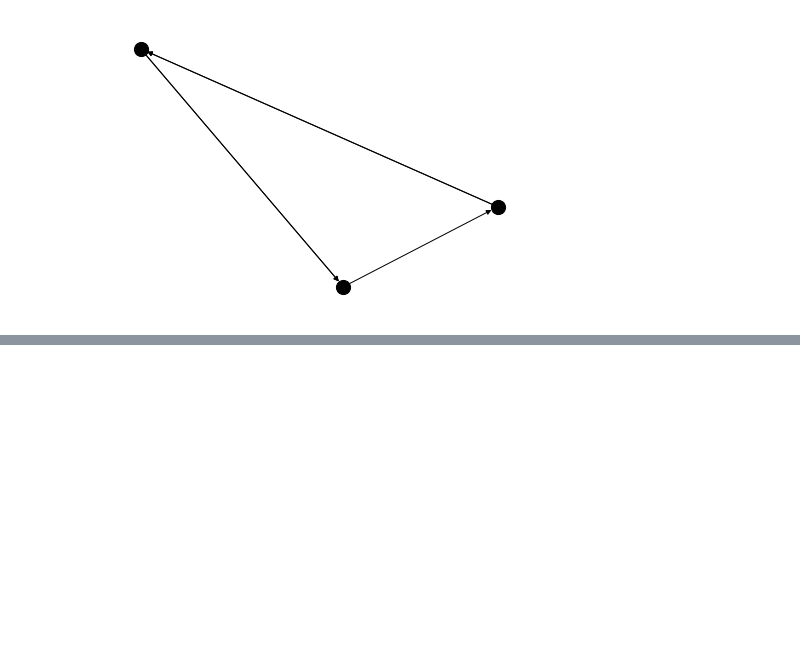
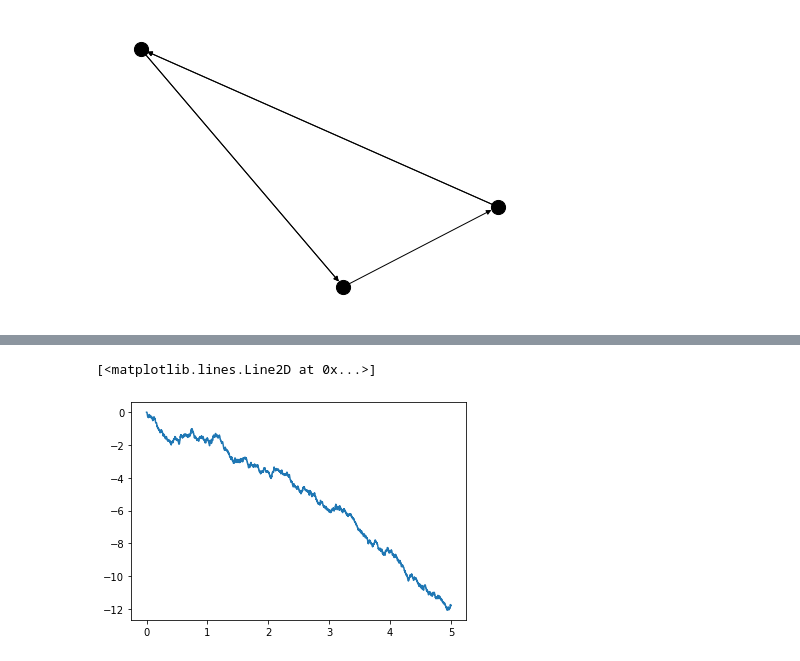
Before and after one commit to zhenengxie/directed_configuration_model, a Jupyter notebook: Directed Configuration Model Simulation.ipynb, the cells around one changed output, grey strips where cells are left out. Cells and saved outputs as stored; diff of their text form; code cells hidden in the pictures; blank space fills up the shorter version.

```diff
--- a/Directed Configuration Model Simulation.ipynb
+++ b/Directed Configuration Model Simulation.ipynb
@@ -298,0 +379,16 @@ nx.draw_kamada_kawai(collapse(largest_scc), **drawing_parameters)
+# %%
+n = 20000
+
+in_degrees, out_degrees = sample_degree_sequence(lambda n: poisson_degrees(n, 0), n)
+G = nx.directed_configuration_model(in_degrees, out_degrees)
+
+s_pls, s_min = eDFS(G)
+
+T = 5
+N = math.floor(np.power(n, 2/3) * T)
+time = np.linspace(0, T, N)
+
+plt.plot(time, s_pls[:N] / np.power(n, 1/3))
+# %% [output]
+[<matplotlib.lines.Line2D at 0x...>]
+[figure, added]
```
Also changed, not shown: parts of 9 cells of this notebook.
